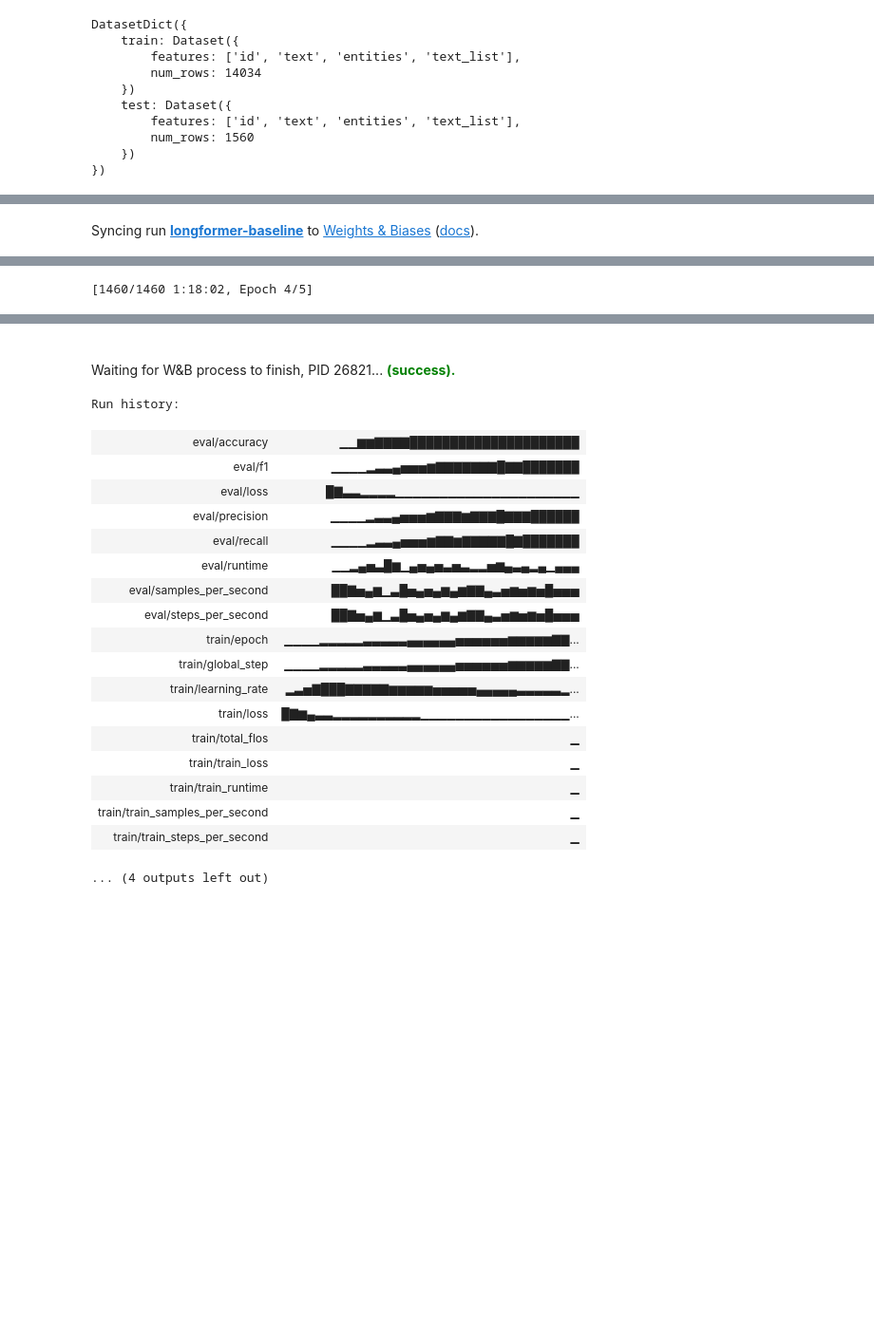
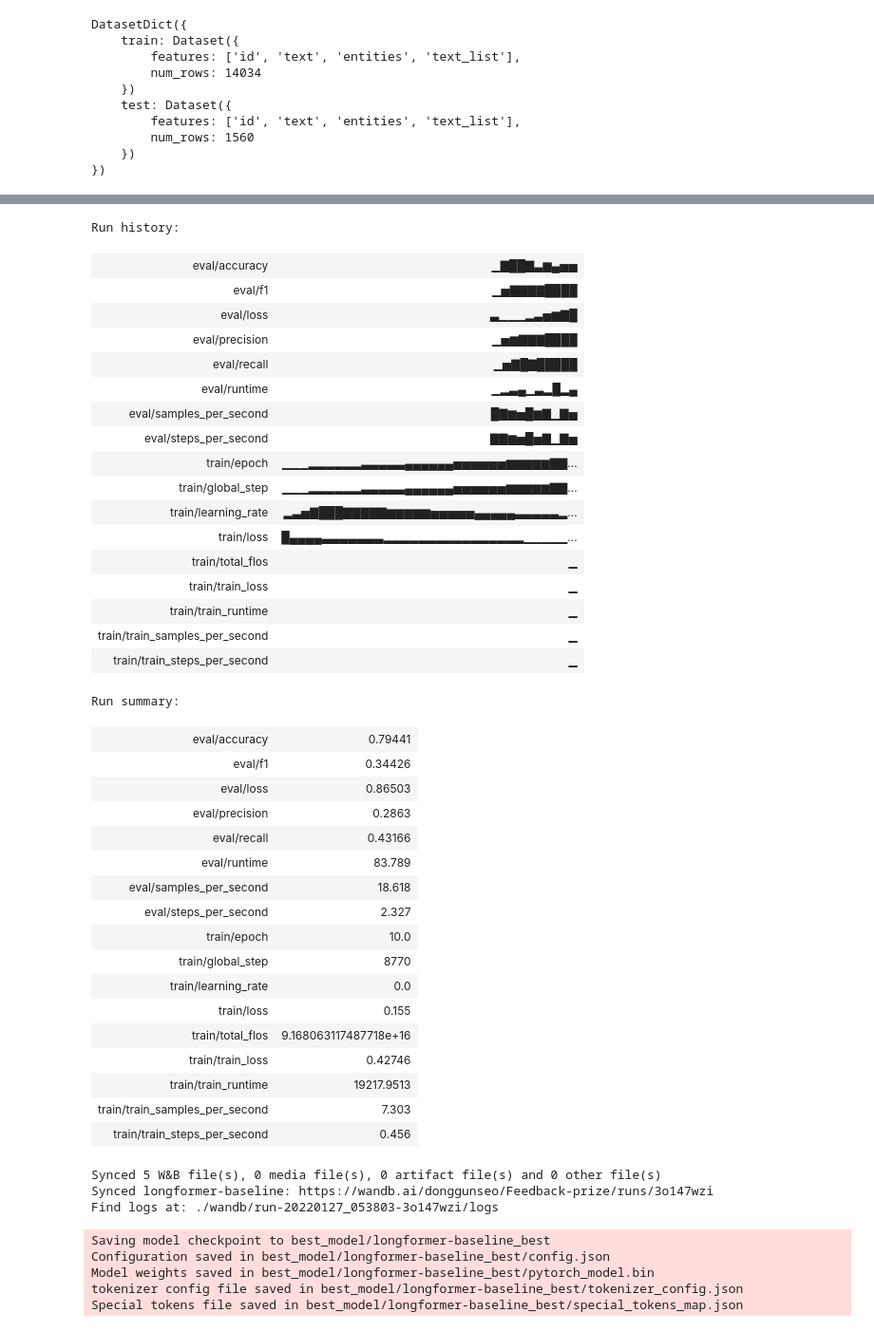
Before and after one commit to donggunseo/SCI-Kaggle, a Jupyter notebook: sdg_feedback_hf.ipynb, the cells around one changed output, grey strips where cells are left out. Shown at 95% size. Cells and saved outputs as stored; diff of their text form; code cells hidden in the pictures; blank space fills up the shorter version.

Commit message:
baseline 100% but not perfect

```diff
--- a/sdg_feedback_hf.ipynb
+++ b/sdg_feedback_hf.ipynb
@@ -138,6 +138,7 @@ def fix_beginnings(labels):
 def preparing_train_dataset(examples):
     encoding = tokenizer(examples['text_list'], truncation=True, padding=True, max_length = 1024, is_split_into_words=True)
     total= len(encoding['input_ids'])
+    encoding['word_ids']=[]
     encoding['labels']=[]
     for i in range(total):
         labels = [l2i['O'] for _ in range(len(encoding['input_ids'][i]))]
@@ -147,13 +148,11 @@ def preparing_train_dataset(examples):
                 labels[j]=l2i['Special']
             else:
                 label = examples['entities'][i][word_idx[j]]
-                if label[0]=='B' and j!=0 and word_idx[j-1]==word_idx[j]:
-                    label_t = label.replace('B', 'I')
-                    labels[j]=l2i[label_t]
-                else:
-                    labels[j]=l2i[label]
+                labels[j]=l2i[label]
         labels = fix_beginnings(labels)
         encoding['labels'].append(labels)
+        encoding['word_ids'].append(word_idx)
+
     return encoding
 # %%
 tokenized_datasets = datasets.map(preparing_train_dataset, batched=True, batch_size=10000, remove_columns=datasets["train"].column_names)
@@ -172,22 +171,22 @@ You should probably TRAIN this model on a down-stream task to be able to use it
 # %%
 training_args = TrainingArguments(
     output_dir = './output/longformer-baseline',
-    evaluation_strategy = 'steps',
+    evaluation_strategy = 'epoch',
     per_device_train_batch_size = 8,
     per_device_eval_batch_size = 8,
     gradient_accumulation_steps = 2,
-    learning_rate = 1e-5,
+    learning_rate = 5e-5,
     weight_decay = 0.01,
     max_grad_norm = 10,
-    num_train_epochs = 5,
+    num_train_epochs = 10,
     warmup_ratio = 0.1,
     logging_strategy = 'steps',
-    logging_steps = 10,
-    save_strategy = 'steps',
+    logging_steps = 50,
+    save_strategy = 'epoch',
     save_total_limit = 1,
     seed = 42,
-    eval_steps = 50,
-    save_steps = 50,
+    # eval_steps = 50,
+    # save_steps = 50,
     dataloader_num_workers = 2,
     load_best_model_at_end = True,
     metric_for_best_model = 'f1',# need to fix
@@ -239,8 +236,7 @@ import wandb
 
 run = wandb.init(project='Feedback-prize', entity='donggunseo', name='longformer-baseline')
 os.environ["TOKENIZERS_PARALLELISM"] = "false"
-# os.environ["CUDA_VISIBLE_DEVICES"]="0,2"
 trainer.train()
 run.finish()
-trainer.save_model('longformer-baseline_best')
+trainer.save_model('best_model/longformer-baseline_best')
 # %% [output]
@@ -251 +283,0 @@ Successfully finished last run (ID:uv46k7hl). Initializing new run:
-Syncing run longformer-baseline to Weights & Biases (docs).
@@ -260 +283,0 @@ Automatic Weights & Biases logging enabled, to disable set os.environ["WANDB_DIS
-[1460/1460 1:18:02, Epoch 4/5]
@@ -295,20 +284,44 @@ Loading best model from ./output/longformer-baseline/checkpoint-1450 (score: 0.1
-Waiting for W&B process to finish, PID 26821... (success).
-Run history:
+Run history:
-| eval/accuracy | ▁▁▆▆▇▇▇▇█████████████████████ |
-| eval/f1 | ▁▁▁▁▂▃▃▄▅▅▅▆▇▇▇▇▇▇▇█▇▇███████ |
-| eval/loss | █▇▃▃▂▂▂▂▁▁▁▁▁▁▁▁▁▁▁▁▁▁▁▁▁▁▁▁▁ |
-| eval/precision | ▁▁▁▁▂▃▃▄▅▅▅▆▇▇▇▆▇▇▇█▇▇▇██████ |
-| eval/recall | ▁▁▁▁▂▃▃▄▅▅▅▆▇▇▆▇▇▇▇▇█▇███████ |
-| eval/runtime | ▁▁▂▄▅▃█▆▁▄▅▄▅▃▅▃▂▂▅▆▄▃▄▂▄▁▄▄▄ |
-| eval/samples_per_second | ██▇▅▄▆▁▃█▅▄▅▄▆▄▆▇▇▄▃▅▆▅▆▅█▅▅▅ |
-| eval/steps_per_second | ██▇▅▄▆▁▃█▅▄▅▄▆▄▆▇▇▄▃▅▆▅▆▅█▅▅▅ |
-| train/epoch | ▁▁▁▁▂▂▂▂▂▃▃▃▃▃▄▄▄▄▄▄▅▅▅▅▅▅▆▆▆▆▆▇▇... |
-| train/global_step | ▁▁▁▁▂▂▂▂▂▃▃▃▃▃▄▄▄▄▄▄▅▅▅▅▅▅▆▆▆▆▆▇▇... |
+| eval/accuracy | ▁▇██▇▃▆▄▅▅ |
+| eval/f1 | ▁▅▇▇▇▇████ |
+| eval/loss | ▃▁▁▁▂▃▅▆▇█ |
+| eval/precision | ▁▅▆▇▇▇████ |
+| eval/recall | ▁▅▇█▇█████ |
+| eval/runtime | ▁▂▃▄▁▃▂█▂▄ |
+| eval/samples_per_second | █▇▆▅█▆▇▁▇▅ |
+| eval/steps_per_second | ▇▇▆▅█▅▇▁▇▅ |
+| train/epoch | ▁▁▁▂▂▂▂▂▂▃▃▃▃▃▄▄▄▄▄▄▅▅▅▅▅▅▆▆▆▆▆▇▇... |
+| train/global_step | ▁▁▁▂▂▂▂▂▂▃▃▃▃▃▄▄▄▄▄▄▅▅▅▅▅▅▆▆▆▆▆▇▇... |
 | train/learning_rate | ▂▃▅▇███▇▇▇▇▇▆▆▆▆▆▅▅▅▅▅▄▄▄▄▄▃▃▃▃▃▂... |
-| train/loss | █▇▆▄▃▃▂▂▂▂▂▂▂▂▂▂▁▁▁▁▁▁▁▁▁▁▁▁▁▁▁▁▁... |
+| train/loss | █▄▄▄▄▃▃▃▃▃▃▃▂▂▂▂▂▂▂▂▂▂▂▂▂▂▂▂▁▁▁▁▁... |
 | train/total_flos | ▁ |
 | train/train_loss | ▁ |
 | train/train_runtime | ▁ |
 | train/train_samples_per_second | ▁ |
 | train/train_steps_per_second | ▁ |
-... (4 outputs left out)
+Run summary:
+| eval/accuracy | 0.79441 |
+| eval/f1 | 0.34426 |
+| eval/loss | 0.86503 |
+| eval/precision | 0.2863 |
+| eval/recall | 0.43166 |
+| eval/runtime | 83.789 |
+| eval/samples_per_second | 18.618 |
+| eval/steps_per_second | 2.327 |
+| train/epoch | 10.0 |
+| train/global_step | 8770 |
+| train/learning_rate | 0.0 |
+| train/loss | 0.155 |
+| train/total_flos | 9.168063117487718e+16 |
+| train/train_loss | 0.42746 |
+| train/train_runtime | 19217.9513 |
+| train/train_samples_per_second | 7.303 |
+| train/train_steps_per_second | 0.456 |
+Synced 5 W&B file(s), 0 media file(s), 0 artifact file(s) and 0 other file(s)
+Synced longformer-baseline: https://wandb.ai/donggunseo/Feedback-prize/runs/3o147wzi
+Find logs at: ./wandb/run-20220127_053803-3o147wzi/logs
+Saving model checkpoint to best_model/longformer-baseline_best
+Configuration saved in best_model/longformer-baseline_best/config.json
+Model weights saved in best_model/longformer-baseline_best/pytorch_model.bin
+tokenizer config file saved in best_model/longformer-baseline_best/tokenizer_config.json
+Special tokens file saved in best_model/longformer-baseline_best/special_tokens_map.json
```
Also changed, not shown: parts of 18 cells of this notebook, 3 other files.
